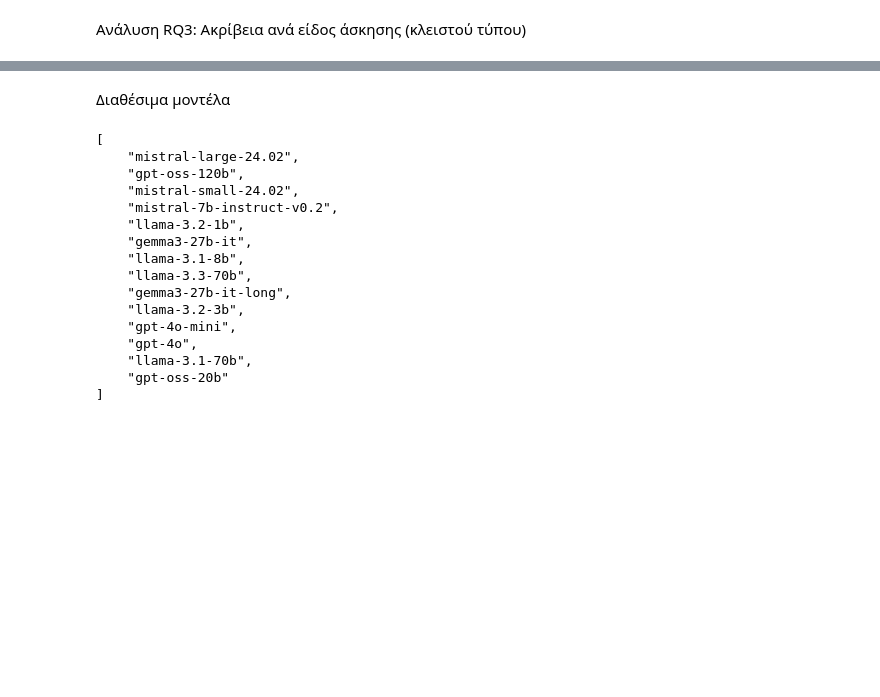
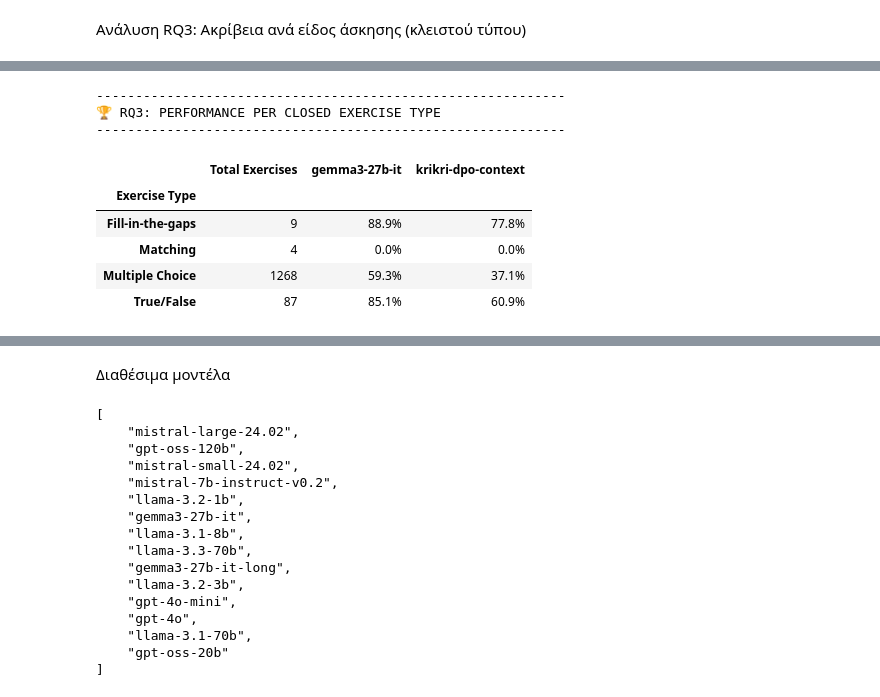
Before and after one commit to PK9811-hub/protipa_exams_dataset, a Jupyter notebook: notebooks/eval_protipa_exams.ipynb, the cells around one changed output, grey strips where cells are left out. Saved outputs shown, nothing was run; the diff lists cells and outputs as text; code cells hidden in the pictures; blank space fills up the shorter version.

```diff
--- a/notebooks/eval_protipa_exams.ipynb
+++ b/notebooks/eval_protipa_exams.ipynb
@@ -464,21 +517,2 @@ logger.info("Evaluation completed.")
 # %% [markdown]
 Ανάλυση RQ3: Ακρίβεια ανά είδος άσκησης (κλειστού τύπου)
-# %%
-# Ανάλυση RQ3: Ακρίβεια ανά Είδος Άσκησης
-print("\n" + "-" * 60)
-print("🏆 RQ3: PERFORMANCE PER CLOSED EXERCISE TYPE")
-print("-" * 60)
-
-rq3_stats = df.groupby("Exercise Type")[[
-    "gemma3-27b-it_correct",
-    "krikri-dpo-context_correct"
-]].agg(['mean', 'count'])
-
-# Μορφοποίηση του πίνακα
-rq3_final = rq3_stats.copy()
-rq3_final.columns = ['Gemma Acc', 'Count', 'Krikri Acc', 'Count_duplicate']
-rq3_final = rq3_final[['Gemma Acc', 'Krikri Acc', 'Count']]
-rq3_final['Gemma Acc'] = (rq3_final['Gemma Acc'] * 100).round(1).astype(str) + '%'
-rq3_final['Krikri Acc'] = (rq3_final['Krikri Acc'] * 100).round(1).astype(str) + '%'
-display(rq3_final)
-logger.info("Evaluation completed.")
@@ -495,0 +519,40 @@ logger.info("Evaluation completed.")
+# %%
+# Ανάλυση RQ3: Ακρίβεια ανά Είδος Άσκησης
+print("\n" + "-" * 60)
+print("🏆 RQ3: PERFORMANCE PER CLOSED EXERCISE TYPE")
+print("-" * 60)
+
+model_cols = [c for c in df.columns if c.endswith('_correct')]
+
+if not model_cols:
+    logger.warning(f"⚠️ Δεν βρέθηκαν στήλες αποτελεσμάτων (_correct).")
+
+else:
+    rq3_acc = df.groupby("Exercise Type")[model_cols].mean()
+    rq3_count = df.groupby("Exercise Type")[model_cols[0]].count()
+
+    rq3_final = pd.DataFrame()
+    rq3_final["Total Exercises"] = rq3_count
+
+    for col in model_cols:
+        clean_name = col.replace("_correct", "")
+
+        rq3_final[clean_name] = (rq3_acc[col] * 100).round(1).astype(str) + '%'
+
+    display(rq3_final)
+
+    #rq3_csv_path = results_dir / "RQ3_performance_per_exercise_type.csv"
+    #rq3_final.to_csv(rq3_csv_path)
+    #logger.info(f"💾 RQ3 Table saved to: {rq3_csv_path}")
+
+logger.info("Evaluation analysis for RQ3 completed.")
+# %% [output]
+------------------------------------------------------------
+🏆 RQ3: PERFORMANCE PER CLOSED EXERCISE TYPE
+------------------------------------------------------------
+|  | Total Exercises | gemma3-27b-it | krikri-dpo-context |
+| Exercise Type |  |  |  |
+| Fill-in-the-gaps | 9 | 88.9% | 77.8% |
+| Matching | 4 | 0.0% | 0.0% |
+| Multiple Choice | 1268 | 59.3% | 37.1% |
+| True/False | 87 | 85.1% | 60.9% |
```
Also changed, not shown: parts of 23 cells of this notebook, 5 other files.
